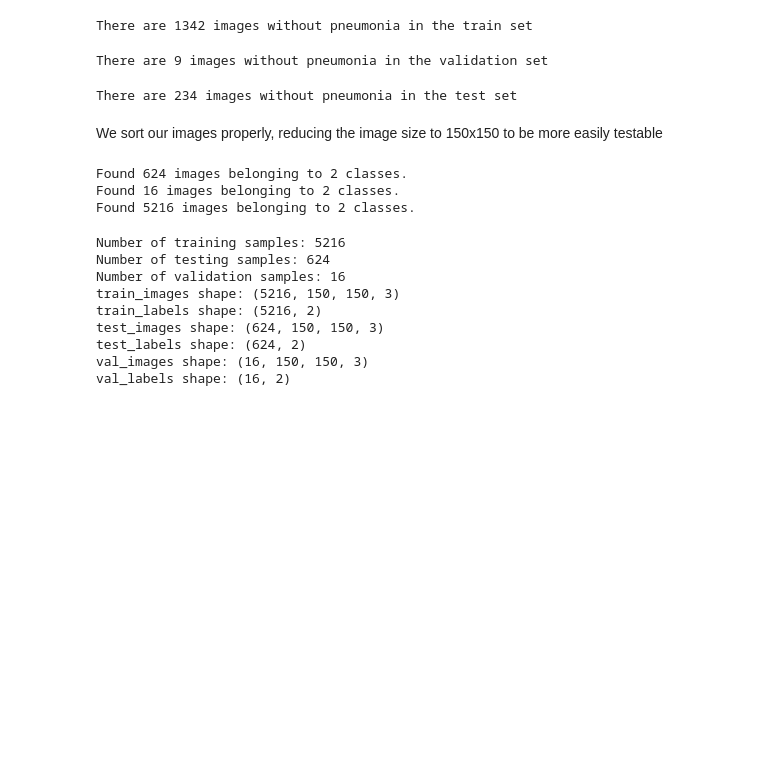
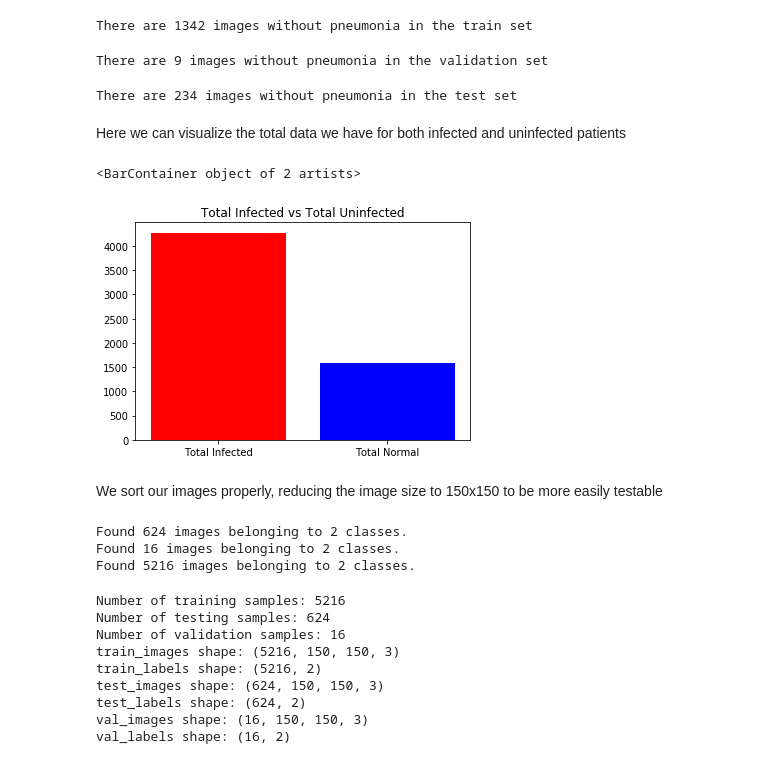
Before and after one commit to asadrahman0094/PneumoniaNeuralNetwork, a Jupyter notebook: student.ipynb, the cells around one changed output. Saved outputs shown, nothing was run; the diff lists cells and outputs as text; code cells hidden in the pictures; blank space fills up the shorter version.

```diff
--- a/student.ipynb
+++ b/student.ipynb
@@ -52,21 +54,35 @@ print("There are", len(os.listdir(val_pneumonia)), "pneumonia images in the vali
 # %% [output]
 There are 9 pneumonia images in the validation set
 # %%
-print('There are', len(os.listdir(test_pneumonia)), 'pneumonia images in the test set')
+test_p = len(os.listdir(test_pneumonia))
+print('There are', test_p, 'pneumonia images in the test set')
 # %% [output]
 There are 390 pneumonia images in the test set
 # %%
-print('There are', len(os.listdir(train_normal)), 'images without pneumonia in the train set')
+train_n = len(os.listdir(train_normal))
+print('There are', train_n, 'images without pneumonia in the train set')
 # %% [output]
 There are 1342 images without pneumonia in the train set
 # %%
-print('There are', len(os.listdir(val_normal)), 'images without pneumonia in the validation set')
+val_n = len(os.listdir(val_normal))
+print('There are', val_n, 'images without pneumonia in the validation set')
 # %% [output]
 There are 9 images without pneumonia in the validation set
 # %%
-print('There are', len(os.listdir(test_normal)), 'images without pneumonia in the test set')
+test_n = len(os.listdir(test_normal))
+print('There are', test_n, 'images without pneumonia in the test set')
 # %% [output]
 There are 234 images without pneumonia in the test set
+# %% [markdown]
+Here we can visualize the total data we have for both infected and uninfected patients
+# %%
+total_p = train_p + val_p + test_p
+total_n = train_n + val_n + test_n
+plt.title("Total Infected vs Total Uninfected")
+plt.bar(["Total Infected", "Total Normal"], [total_p,total_n], color = ["r","b"])
+# %% [output]
+<BarContainer object of 2 artists>
+[figure, added]
 # %% [markdown]
 We sort our images properly, reducing the image size to 150x150 to be more easily testable
 # %%
```
Also changed, not shown: parts of 23 cells of this notebook.
